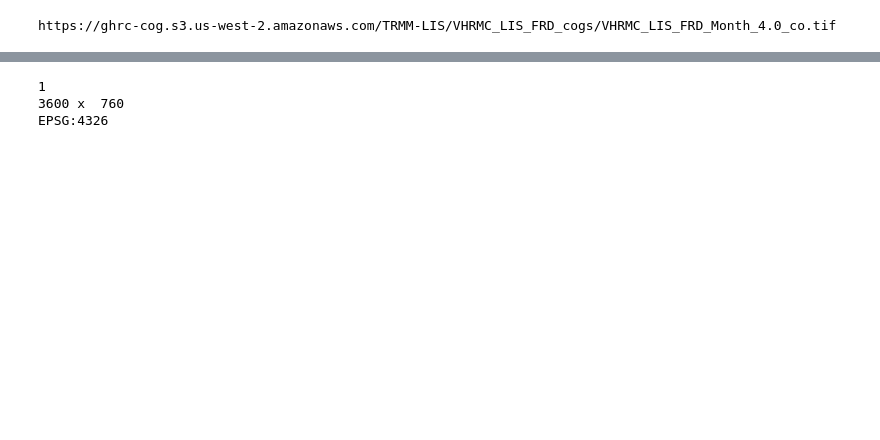
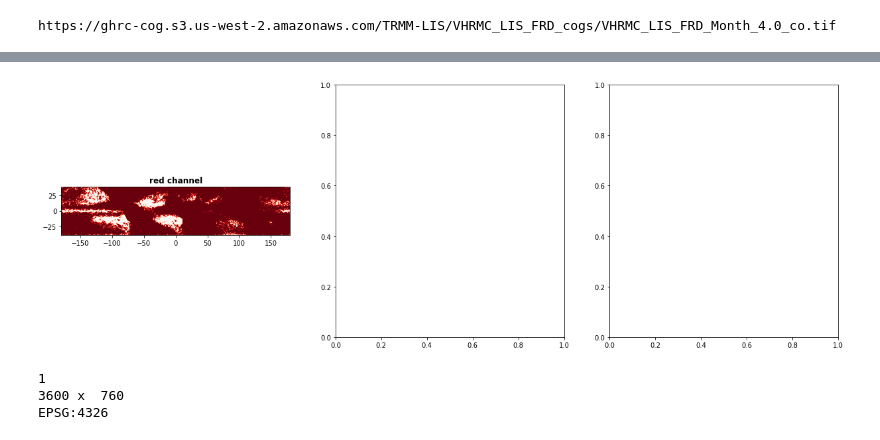
Before and after one commit to sanzog03/lightning_dashboard_notebook, a Jupyter notebook: lightning_dashboard.ipynb, the cells around one changed output, grey strips where cells are left out. Cells and saved outputs as stored; diff of their text form; code cells hidden in the pictures; blank space fills up the shorter version.

```diff
--- a/lightning_dashboard.ipynb
+++ b/lightning_dashboard.ipynb
@@ -34,3 +36,11 @@ Warning 1: HTTP response code on https://ghrc-cog.s3.us-west-2.amazonaws.com/TRM
+# %%
+fig, (axr, axg, axb) = pyplot.subplots(1,3, figsize=(21,7))
+show((dataset, 1), ax=axr, cmap='Reds', title='red channel')
+# show((dataset, 2), ax=axg, cmap='Greens', title='green channel')
+# show((dataset, 3), ax=axb, cmap='Blues', title='blue channel')
+pyplot.show()
+# %% [output]
+[figure, added]
 # %%
 print(dataset.count)
 print(f'{dataset.width} x  {dataset.height}')
```
Also changed, not shown: parts of 2 cells of this notebook.
